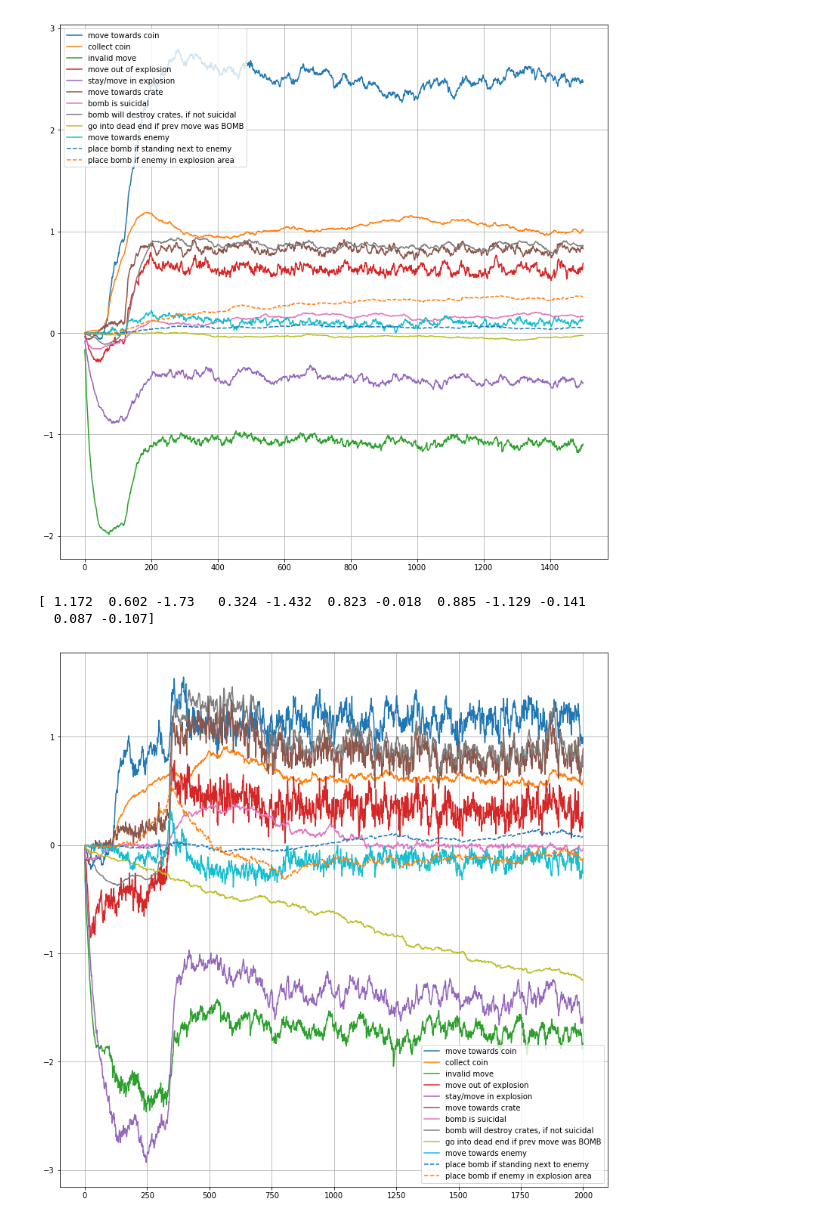
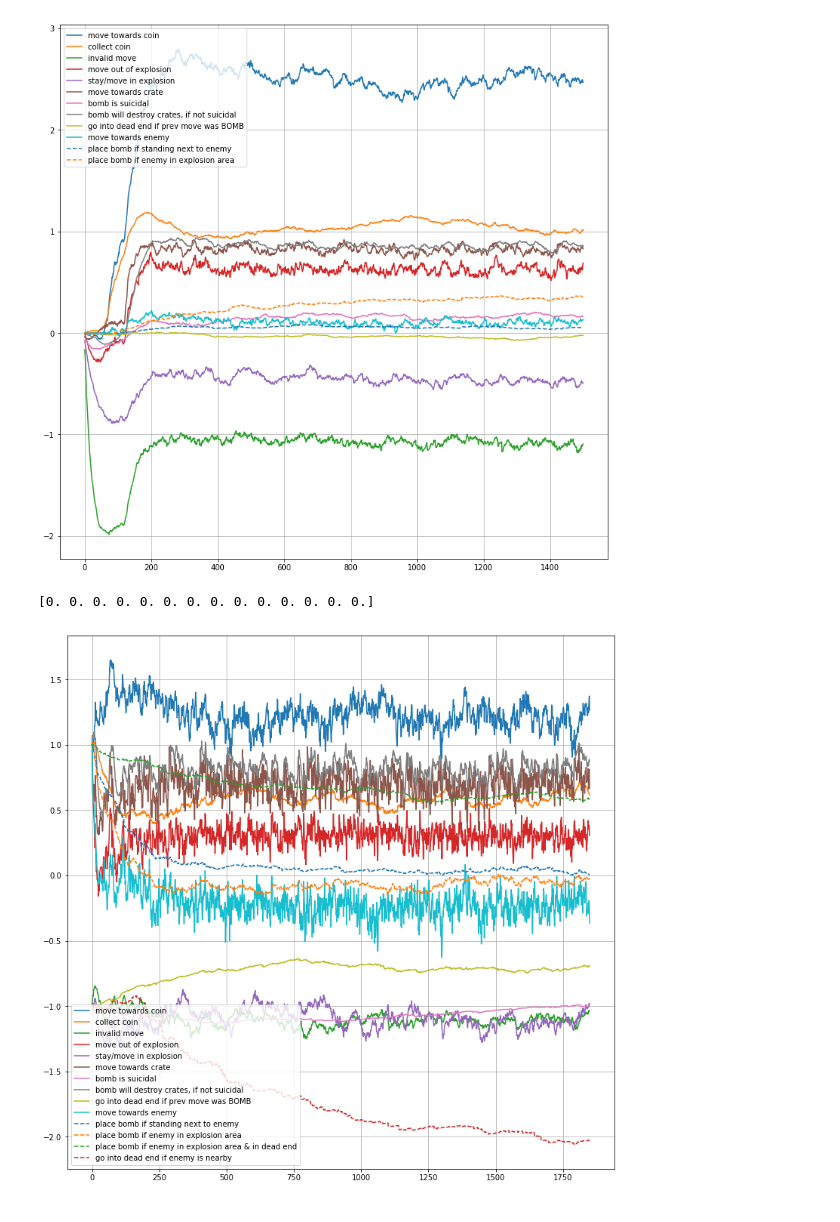
Before and after one commit to LarsKue/FML-final-project, a Jupyter notebook: agent_code/QLambda_agent/weight_plotting.ipynb, the cells around one changed output. Cells and saved outputs as stored; diff of their text form; code cells hidden in the pictures.

```diff
--- a/agent_code/QLambda_agent/weight_plotting.ipynb
+++ b/agent_code/QLambda_agent/weight_plotting.ipynb
@@ -49,37 +49,38 @@ plt.grid()
 # %% [output]
 [figure]
 # %%
-weights = np.load('weights_updates_converged1.npy')
+weights = np.load('weights_updates_finished.npy')
 
 feature_names = [
     'move towards coin',
     'collect coin',
     'invalid move',
     'move out of explosion',
     'stay/move in explosion',
     'move towards crate',
     'bomb is suicidal',
     'bomb will destroy crates, if not suicidal',
     'go into dead end if prev move was BOMB',
     'move towards enemy',
     'place bomb if standing next to enemy',
-    'place bomb if enemy in explosion area'
+    'place bomb if enemy in explosion area',
+    'place bomb if enemy in explosion area & in dead end',
+    'go into dead end if enemy is nearby'
 ]
 end = np.where(~weights[1:].any(axis=1))[0]
 end = len(weights) if len(end) == 0 else end[0]
 linestyles = ['-', '--']
 plt.figure(figsize=(13,13))
 for i in range(weights.shape[1]):
     plt.plot(np.arange(end), weights[:end,i], label=feature_names[i], linestyle=linestyles[i//10])
 
 plt.legend()
 plt.grid()
 
 print(np.round(np.mean(weights[-500:], axis=0),3))
 # %% [output]
-[ 1.172  0.602 -1.73   0.324 -1.432  0.823 -0.018  0.885 -1.129 -0.141
-  0.087 -0.107]
+[0. 0. 0. 0. 0. 0. 0. 0. 0. 0. 0. 0. 0. 0.]
-[figure, old version]
+[figure, new version]
 # %%
 weights = np.load('weights_updates.npy')
 
```
Also changed, not shown: parts of 1 cell of this notebook, 11 other files.
